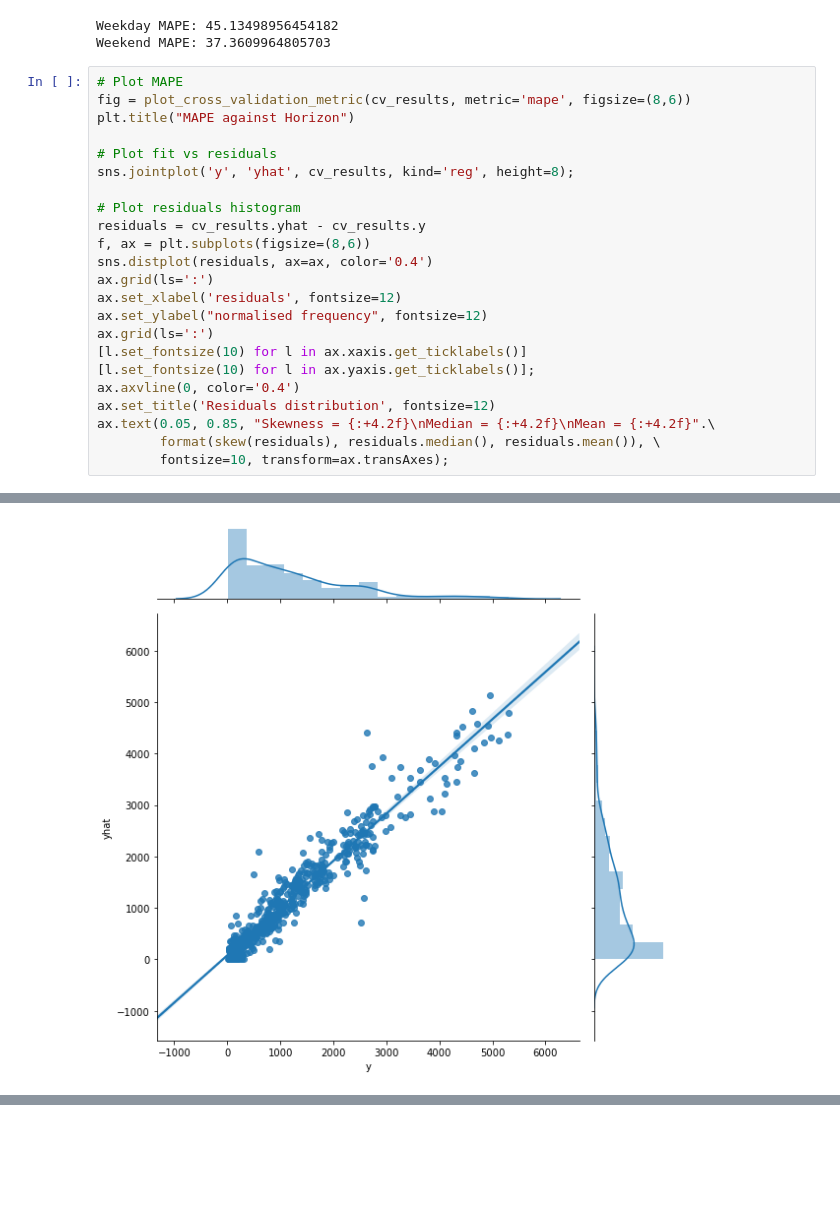
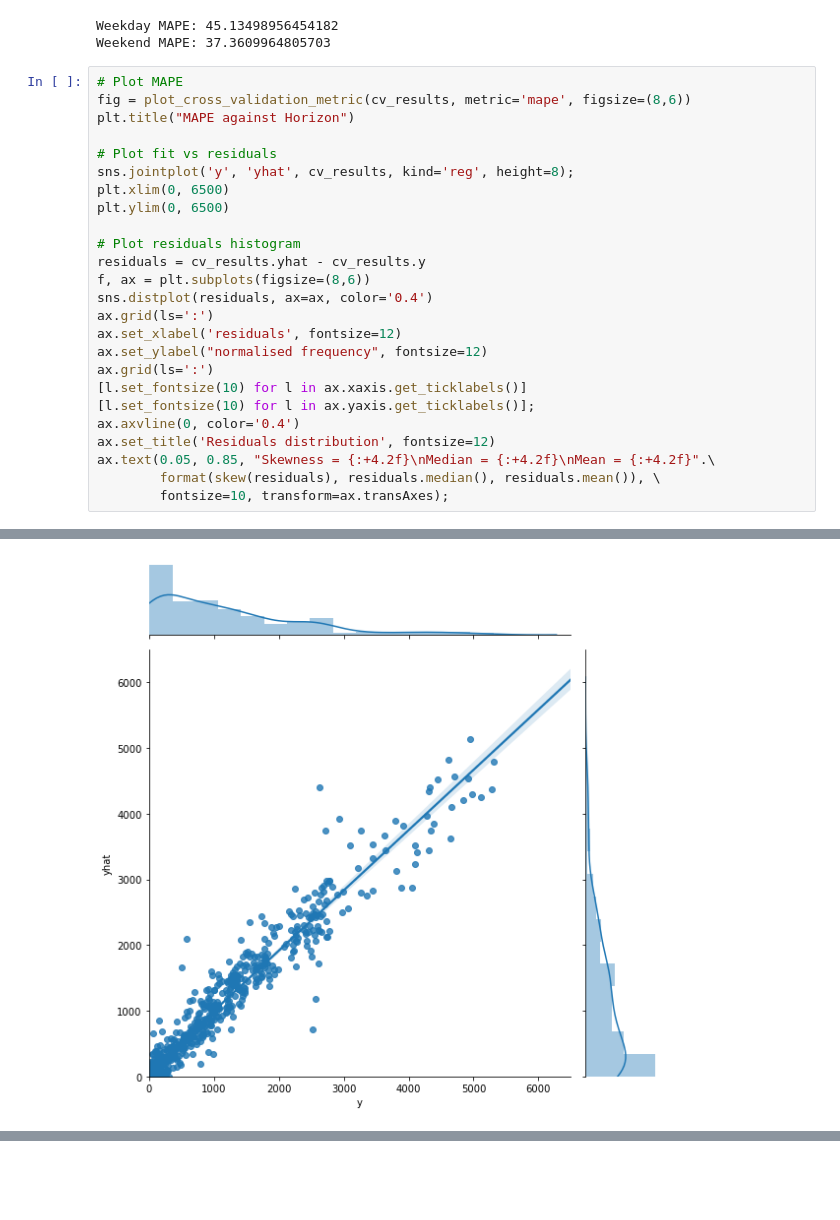
Before and after one commit to W-Tran/london-bike-share, a Jupyter notebook: london_bike_share.ipynb, the cells around one changed output, grey strips where cells are left out. Drawn from its saved outputs; the diff is of its cells as text.

Commit message:
Change scale on hourly residuals plot

```diff
--- a/london_bike_share.ipynb
+++ b/london_bike_share.ipynb
@@ -484,29 +484,31 @@ Weekend MAPE: 37.3609964805703
 # %%
 # Plot MAPE
 fig = plot_cross_validation_metric(cv_results, metric='mape', figsize=(8,6))
 plt.title("MAPE against Horizon")
 
 # Plot fit vs residuals
 sns.jointplot('y', 'yhat', cv_results, kind='reg', height=8);
+plt.xlim(0, 6500)
+plt.ylim(0, 6500)
 
 # Plot residuals histogram
 residuals = cv_results.yhat - cv_results.y
 f, ax = plt.subplots(figsize=(8,6))
 sns.distplot(residuals, ax=ax, color='0.4')
 ax.grid(ls=':')
 ax.set_xlabel('residuals', fontsize=12)
 ax.set_ylabel("normalised frequency", fontsize=12)
 ax.grid(ls=':')
 [l.set_fontsize(10) for l in ax.xaxis.get_ticklabels()]
 [l.set_fontsize(10) for l in ax.yaxis.get_ticklabels()];
 ax.axvline(0, color='0.4')
 ax.set_title('Residuals distribution', fontsize=12)
 ax.text(0.05, 0.85, "Skewness = {:+4.2f}\nMedian = {:+4.2f}\nMean = {:+4.2f}".\
         format(skew(residuals), residuals.median(), residuals.mean()), \
         fontsize=10, transform=ax.transAxes);
 # %% [output]
 [figure]
-[figure, old version]
+[figure, new version]
 [figure]
 # %% [markdown]
 <br>
```
Also changed, not shown: parts of 1 cell of this notebook.
